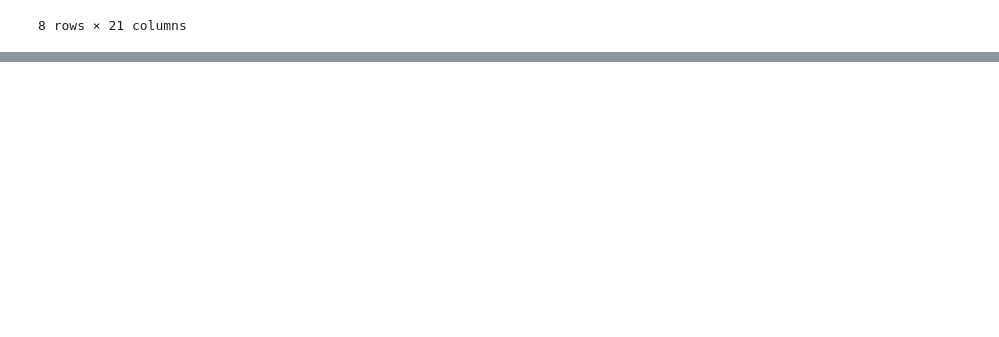
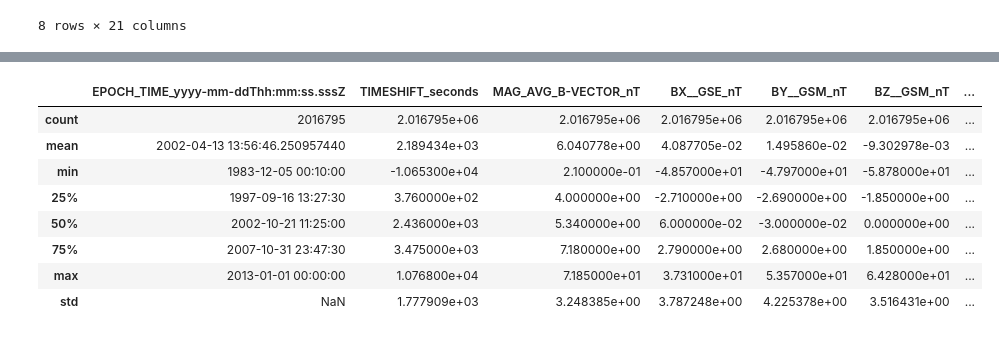
Before and after one commit to arnavsingh0/OCB_modeling, a Jupyter notebook: dayside.ipynb, the cells around one changed output, grey strips where cells are left out. Drawn from its saved outputs; the diff is of its cells as text; code cells hidden in the pictures; blank space fills up the shorter version.

```diff
--- a/dayside.ipynb
+++ b/dayside.ipynb
@@ -69,0 +73,29 @@ There are more data points in this file than in the Nightside files! Amazing.
+# %%
+day_df = combined_dayside_df[['OCB_Date' , 'OCB_mlat' , 'OCB_mlt' ]]
+import matplotlib.pyplot as plt
+def plot_all_columns(df):
+    """
+    Plots all columns in the provided DataFrame against the given time column.
+    Each column (except the specified time column) will be plotted on its own figure.
+
+    Parameters:
+        df (pd.DataFrame): The DataFrame containing the time column and other data columns.
+        time_col (str): The name of the time column in df.
+    """
+    # Assume 'time_col' is the name of your datetime column
+    time_col = 'OCB_Date'
+    # Ensure the time column is in the DataFrame
+    if time_col not in df.columns:
+        raise ValueError(f"Column '{time_col}' not found in DataFrame.")
+
+    # Plot each column separately, skipping the time column
+    for col in df.columns:
+        if col != time_col:
+            plt.figure(figsize=(10, 6))
+            plt.plot(df[time_col], df[col])
+            plt.xlabel('Time')
+            plt.ylabel(col)
+            plt.title(f'Time Series of {col}')
+            plt.tight_layout()
+            plt.show()
+plot_all_columns(combined_dayside_df)
@@ -69,0 +116,17 @@ There are more data points in this file than in the Nightside files! Amazing.
+# %%
+omni_df = pd.read_parquet("data/5minOMNI.parquet")
+# Sort both DataFrames by the datetime column
+day_df = day_df.sort_values('OCB_Date')
+omni_df = omni_df.sort_values('EPOCH_TIME_yyyy-mm-ddThh:mm:ss.sssZ')
+
+omni_df.describe()
+# %% [output]
+|  | EPOCH_TIME_yyyy-mm-ddThh:mm:ss.sssZ | TIMESHIFT_seconds | MAG_AVG_B-VECTOR_nT | BX__GSE_nT | BY__GSM_nT | BZ__GSM_nT | ... |
+| count | 2016795 | 2.016795e+06 | 2.016795e+06 | 2.016795e+06 | 2.016795e+06 | 2.016795e+06 | ... |
+| mean | 2002-04-13 13:56:46.250957440 | 2.189434e+03 | 6.040778e+00 | 4.087705e-02 | 1.495860e-02 | -9.302978e-03 | ... |
+| min | 1983-12-05 00:10:00 | -1.065300e+04 | 2.100000e-01 | -4.857000e+01 | -4.797000e+01 | -5.878000e+01 | ... |
+| 25% | 1997-09-16 13:27:30 | 3.760000e+02 | 4.000000e+00 | -2.710000e+00 | -2.690000e+00 | -1.850000e+00 | ... |
+| 50% | 2002-10-21 11:25:00 | 2.436000e+03 | 5.340000e+00 | 6.000000e-02 | -3.000000e-02 | 0.000000e+00 | ... |
+| 75% | 2007-10-31 23:47:30 | 3.475000e+03 | 7.180000e+00 | 2.790000e+00 | 2.680000e+00 | 1.850000e+00 | ... |
+| max | 2013-01-01 00:00:00 | 1.076800e+04 | 7.185000e+01 | 3.731000e+01 | 5.357000e+01 | 6.428000e+01 | ... |
+| std | NaN | 1.777909e+03 | 3.248385e+00 | 3.787248e+00 | 4.225378e+00 | 3.516431e+00 | ... |
```
Also changed, not shown: parts of 7 cells of this notebook, 9 other files.
